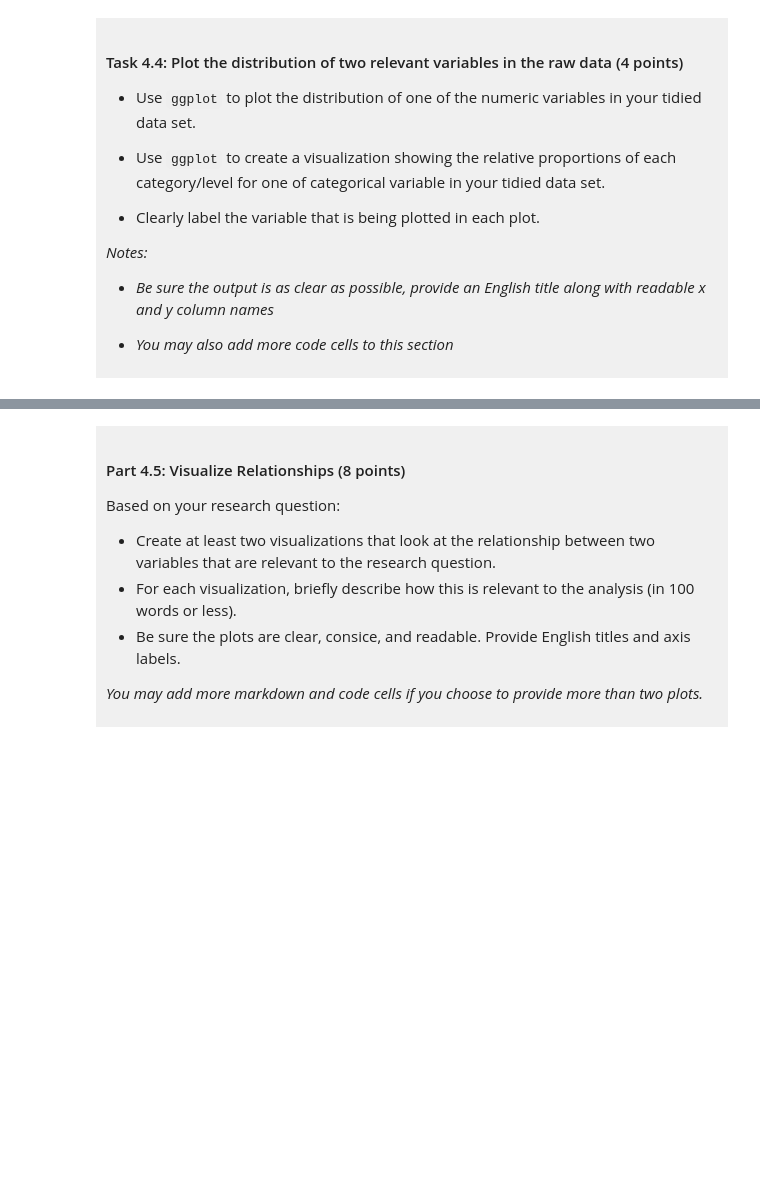
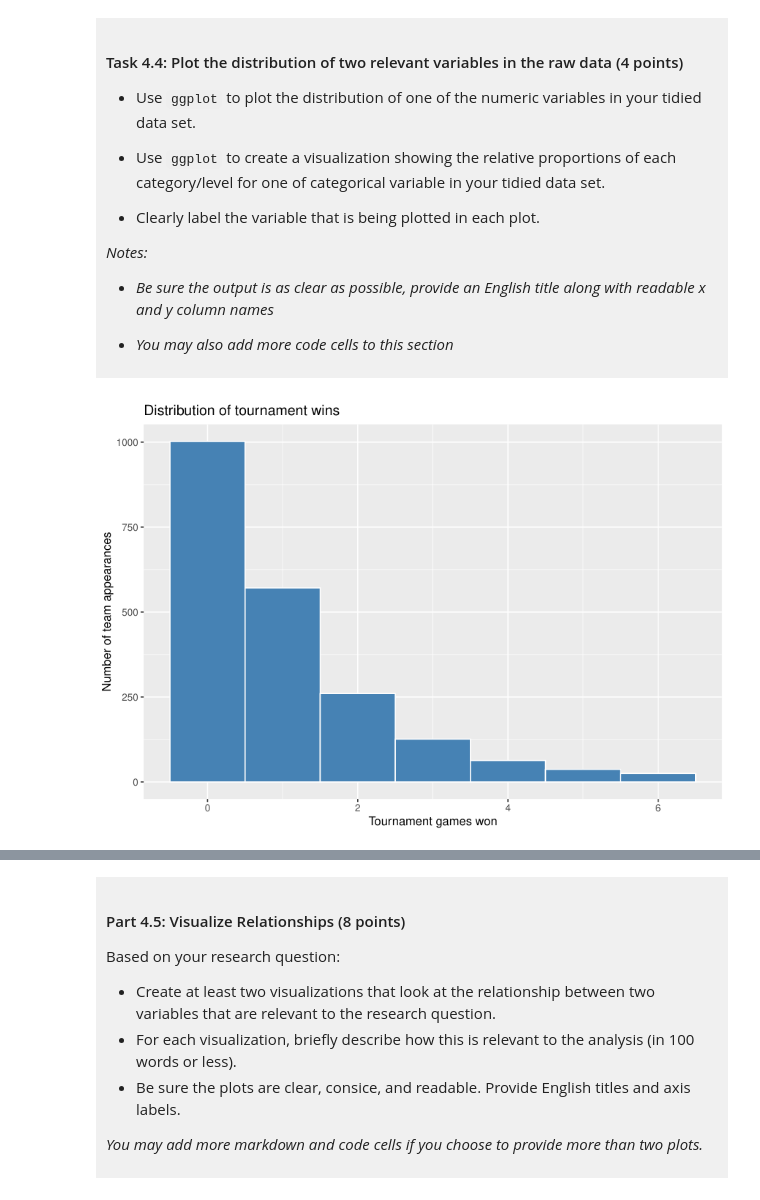
Before and after one commit to snoh1654/dsci-100-project-sean-noh, a Jupyter notebook: dsci-100-project-notebook.ipynb, the cells around one changed output, grey strips where cells are left out. Cells and saved outputs as stored; diff of their text form; code cells hidden in the pictures; blank space fills up the shorter version.

```diff
--- a/dsci-100-project-notebook.ipynb
+++ b/dsci-100-project-notebook.ipynb
@@ -270,5 +350,14 @@ You will refine your research question (if needed) and produce a tidy data set.
 
 </div>
 # %%
-### EDIT THIS CODE CELL FOR PLOT 1 ###
+wins_distribution <- ggplot(tidy_data, aes(x=tourney_wins)) +
+    geom_histogram(binwidth =1, boundary = -0.5, fill = "steelblue", color = "white") +
+    labs(
+        title = "Distribution of tournament wins",
+        x = "Tournament games won",
+        y = "Number of team appearances"
+    )
+wins_distribution
+# %% [output]
+[figure, added]
 # %%
```
Also changed, not shown: parts of 11 cells of this notebook.
